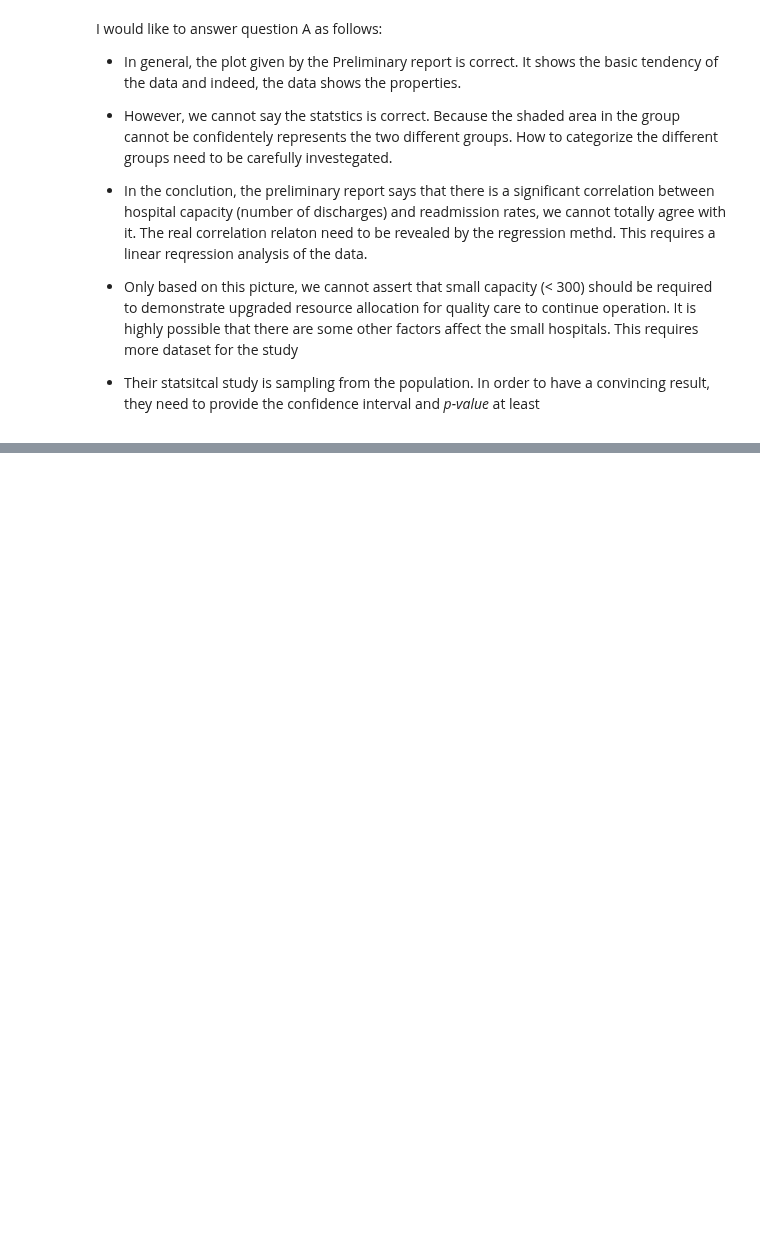
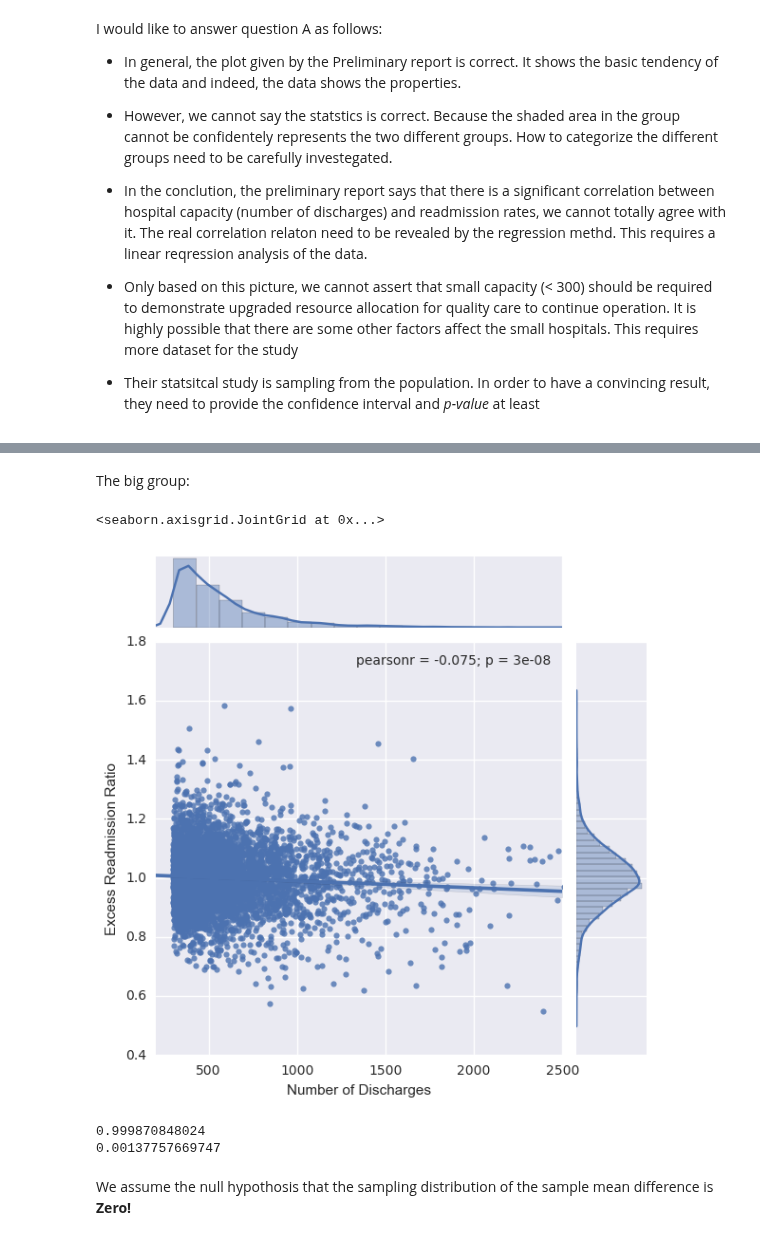
Before and after one commit to dangspin/SpringBoard_Projects, a Jupyter notebook: EDA_3/sliderule_dsi_inferential_statistics_exercise_3.ipynb, the cells around one changed output, grey strips where cells are left out. Drawn from its saved outputs; the diff is of its cells as text; code cells hidden in the pictures; blank space fills up the shorter version.

```diff
--- a/EDA_3/sliderule_dsi_inferential_statistics_exercise_3.ipynb
+++ b/EDA_3/sliderule_dsi_inferential_statistics_exercise_3.ipynb
@@ -175,0 +210,21 @@ I would like to answer question A as follows:
+# %% [markdown]
+The big group:
+# %%
+big_dis=big_df['Number of Discharges']
+big_ratio=big_df['Excess Readmission Ratio']
+
+sb.jointplot(data=big_df, x='Number of Discharges', y='Excess Readmission Ratio', kind='reg',xlim=(200,2500))
+# %% [output]
+<seaborn.axisgrid.JointGrid at 0x...>
+[figure, added]
+# %%
+big_mean=big_ratio.mean()
+big_std=big_ratio.std()/np.sqrt(big_df.shape[0]-1)
+
+print big_mean
+print big_std
+# %% [output]
+0.999870848024
+0.00137757669747
+# %% [markdown]
+We assume the null hypothosis that the sampling distribution of the sample mean difference is **Zero!**
```
Also changed, not shown: parts of 14 cells of this notebook.
